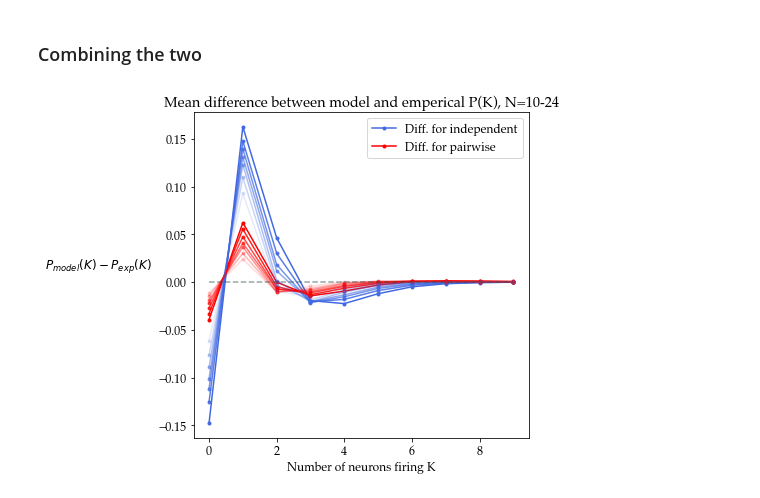
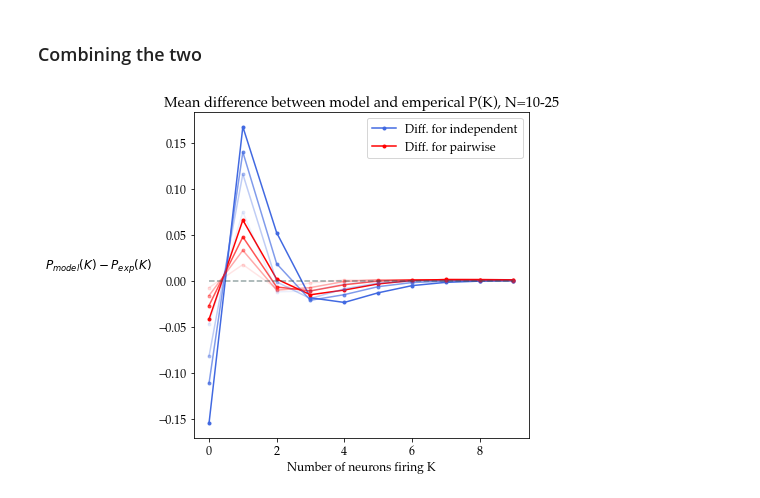
Before and after one commit to abramschon/maxent, a Jupyter notebook: notebooks/correlations.ipynb, the cells around one changed output. Saved outputs shown, nothing was run; the diff lists cells and outputs as text; code cells hidden in the pictures.

```diff
--- a/notebooks/correlations.ipynb
+++ b/notebooks/correlations.ipynb
@@ -266,15 +266,15 @@ def get_relative_diffs(exp,model):
     rel_diffs = mean_diffs / mean_denom[:cutoff]
     return rel_diffs, cutoff
 # %%
-Ns = list(range(10,26,3))
-# Ns = Ns + [40,100]
+Ns = list(range(10,26,5))
+Ns = Ns + [40,100]
 plt.figure(figsize=(6,6))
 
 for N in Ns[-1::-1]:
     pks, ind_pks, _ = load_pks(N)
     rel_diffs, cutoff = get_relative_diffs(pks, ind_pks)
     # when this is positive, model over predicts and negative - under-predicts
-    alpha =  (N - np.min(Ns))/(np.max(Ns)-np.min(Ns) )
+    alpha =  np.max([(N - np.min(Ns))/(np.max(Ns)-np.min(Ns) ),0.1])
     plt.plot(np.arange(cutoff),rel_diffs,'.-',color="royalblue", alpha=alpha)
     plt.xlabel("Number of neurons firing K")
     plt.ylabel("$P_{ind}(K)-P_{exp}(K)$",rotation=0,labelpad=60)
@@ -344,14 +344,14 @@ plt.show()
 # %% [markdown]
 Relative differences
 # %%
-Ns = list(range(10,26,3))
-# Ns = Ns + [40,100]
+Ns = list(range(10,26,5))
+Ns = Ns + [40,100]
 plt.figure(figsize=(6,6))
 
 for N in Ns[-1::-1]:
     pks, _, ising_pks = load_pks(N)
     rel_diffs, cutoff = get_relative_diffs(pks, ising_pks)
-    alpha =  (N - np.min(Ns))/(np.max(Ns)-np.min(Ns) )
+    alpha =  np.max([(N - np.min(Ns))/(np.max(Ns)-np.min(Ns) ),0.1])
     plt.plot(np.arange(cutoff),rel_diffs,'.-',color="red", alpha=alpha)
     plt.xlabel("Number of neurons firing K")
     plt.ylabel("$P_{2wise}(K)-P_{exp}(K)$",rotation=0,labelpad=60)
@@ -401,22 +401,22 @@ for N in Ns[-1::-1]:
 # %% [markdown]
 ### Combining the two
 # %%
-Ns = np.arange(10,25,2) # redefine this to be 10-20
+Ns = np.arange(10,26,5) # redefine this to be 10-20
 trunc = 10 # truncate the Ks at this number
 plt.figure(figsize=(6,6))
 
 for N in Ns[-1::-1]:
     pks, indep_pks, ising_pks = load_pks(N)
     dff_indep_ks, Ks = get_trunc_pks(indep_pks - pks, trunc)
     dff_ising_ks, Ks = get_trunc_pks(ising_pks - pks, trunc)
-    alpha =  (N - np.min(Ns))/(np.max(Ns)-np.min(Ns) )
+    alpha =  np.max([(N - np.min(Ns))/(np.max(Ns)-np.min(Ns) ),0.1])
     plt.plot(Ks,np.mean(dff_indep_ks,axis=1),'.-',color="royalblue", alpha=alpha)
     plt.plot(Ks,np.mean(dff_ising_ks,axis=1),'.-',color="red", alpha=alpha)
-    plt.xlabel("Number of neurons firing K")
-    plt.ylabel("$P_{model}(K)-P_{exp}(K)$",rotation=0,labelpad=60)
-    plt.title(f"Mean difference between model and emperical P(K), N={Ns[0]}-{Ns[-1]}")
+plt.xlabel("Number of neurons firing K")
+plt.ylabel("$P_{model}(K)-P_{exp}(K)$",rotation=0,labelpad=60)
+plt.title(f"Mean difference between model and emperical P(K), N={Ns[0]}-{Ns[-1]}")
 plt.legend(['Diff. for independent', 'Diff. for pairwise'])
 plt.plot(np.arange(trunc), np.zeros(trunc),"--",color="darkslategrey",alpha=0.5)
 plt.show()
 # %% [output]
-[figure, old version]
+[figure, new version]
```
Also changed, not shown: parts of 22 cells of this notebook.
